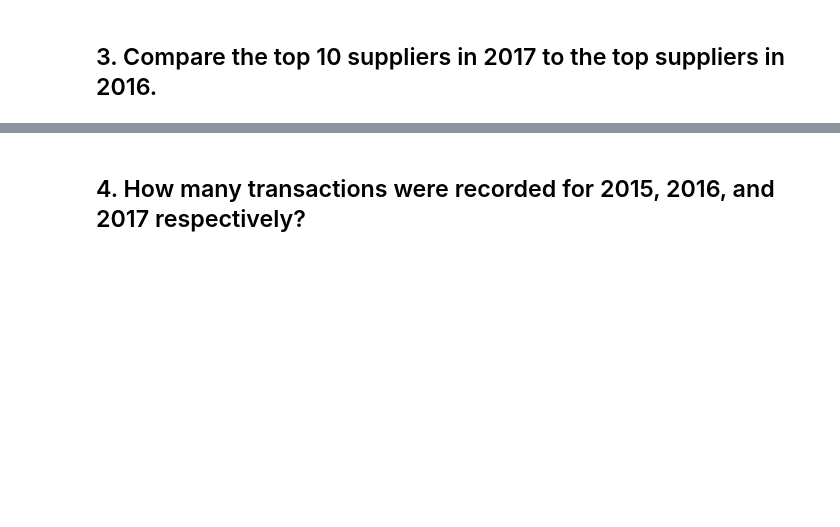
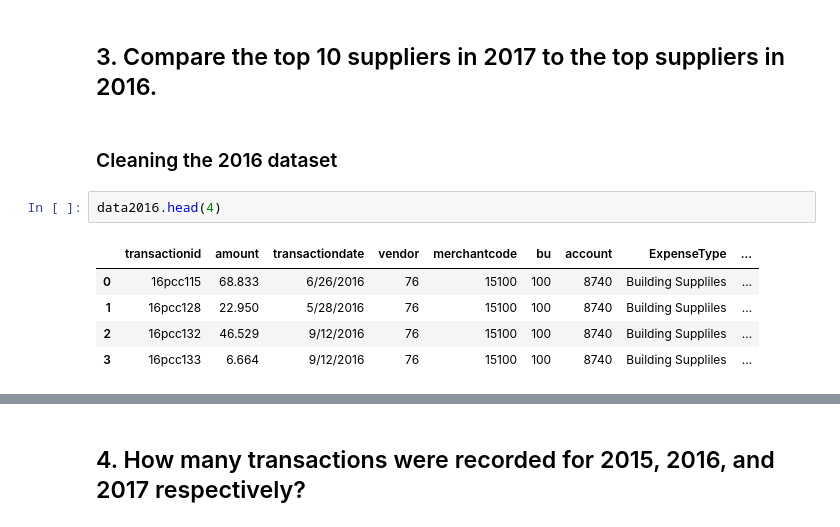
Before and after one commit to FranciscoGalan/suplari_challenge1, a Jupyter notebook: main.ipynb, the cells around one changed output, grey strips where cells are left out. Saved outputs shown, nothing was run; the diff lists cells and outputs as text; blank space fills up the shorter version.

```diff
--- a/main.ipynb
+++ b/main.ipynb
@@ -323,2 +481,12 @@ Name: vendor, Length: 189858, dtype: object
 # %% [markdown]
 ## 3. Compare the top 10 suppliers in 2017 to the top suppliers in 2016.
+# %% [markdown]
+### Cleaning the 2016 dataset
+# %%
+data2016.head(4)
+# %% [output]
+|  | transactionid | amount | transactiondate | vendor | merchantcode | bu | account | ExpenseType | ... |
+| 0 | 16pcc115 | 68.833 | 6/26/2016 | 76 | 15100 | 100 | 8740 | Building Suppliles | ... |
+| 1 | 16pcc128 | 22.950 | 5/28/2016 | 76 | 15100 | 100 | 8740 | Building Suppliles | ... |
+| 2 | 16pcc132 | 46.529 | 9/12/2016 | 76 | 15100 | 100 | 8740 | Building Suppliles | ... |
+| 3 | 16pcc133 | 6.664 | 9/12/2016 | 76 | 15100 | 100 | 8740 | Building Suppliles | ... |
```
Also changed, not shown: parts of 31 cells of this notebook.
